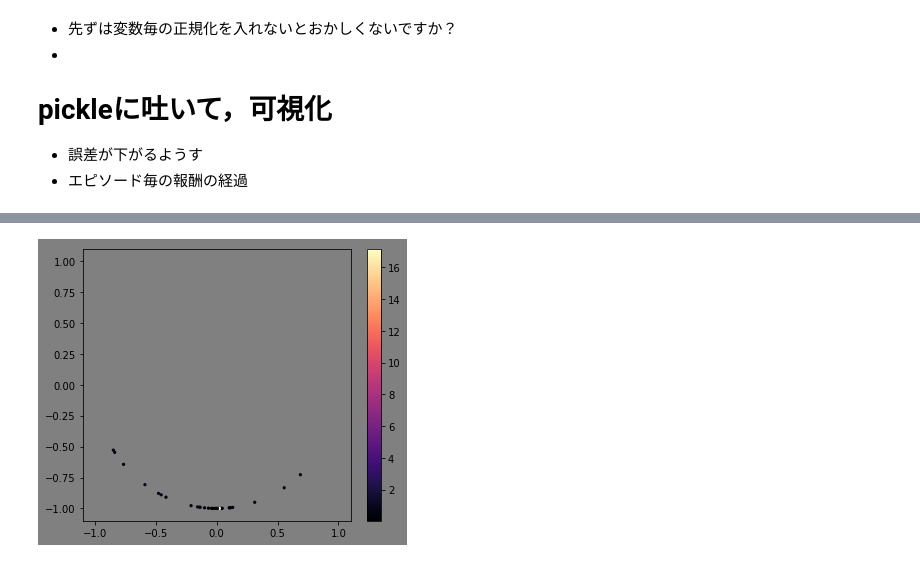
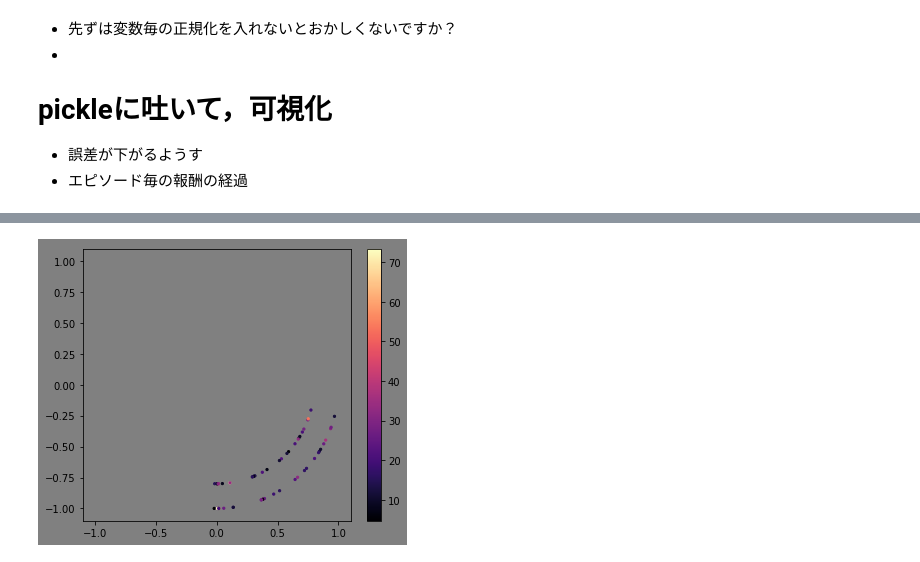
Before and after one commit to ven-kyoshiro/gated_curiosity, a Jupyter notebook: script/health_check.ipynb, the cells around one changed output, grey strips where cells are left out. Drawn from its saved outputs; the diff is of its cells as text; code cells hidden in the pictures.

```diff
--- a/script/health_check.ipynb
+++ b/script/health_check.ipynb
@@ -42,0 +113,20 @@ plt.plot(list(range(len(data["qt+i_r"]))), [float(sum(d.array)/len(d.array)) for
+# %%
+import glob
+all_names = glob.glob('logs/gate_rec02_*')
+import pickle
+import numpy as np
+import matplotlib.pyplot as plt
+% matplotlib inline
+# %%
+data = {"qt+i_r":[],
+       'reward':[],
+       "loss":[],
+       "loss_a":[]}
+for j,an in enumerate(all_names):
+    print(j,len(all_names))
+    with open(an,mode='rb') as f:
+        tmp = pickle.load(f)
+        data["qt+i_r"] += [d for i, d in enumerate(tmp["qt+i_r"]) if i%100==0]
+        data['reward'] += [d for i, d in enumerate(tmp['reward'])]
+        data["loss"] += [d for i, d in enumerate(tmp["loss"]) if i%100==0]
+        data["loss_a"] += [d for i, d in enumerate(tmp["loss_a"]) if i%100==0]
@@ -55,14 +154,0 @@ plt.plot(list(range(len(data['reward']))), data['reward'])
-# %%
-import math
-def draw_int_rew(data,i):
-    plt.figure(figsize=(6, 5),facecolor="gray")
-    x = [math.sin(rad) for rad in data['target'][i]]
-    y = [math.cos(rad) for rad in data['target'][i]]
-    losses = [d[0] for d in data['target_losses'][i]]
-    #vmin = min(losses)
-    #vmax = max(losses)
-    plt.rcParams["axes.facecolor"] = (1,1,1,0)
-    plt.xlim(-1.1, 1.1)
-    plt.ylim(-1.1,1.1)
-    plt.scatter(x,y,s=5,cmap='magma',c=losses)
-    plt.colorbar()
@@ -72,0 +159,5 @@ len(data['target_losses'])
+# %%
+num = 0
+with open(all_names[num],mode='rb') as f:
+    data = pickle.load(f)
+draw_int_rew(data,len(data['target_losses'])-1,gate=True)
@@ -73,4 +166,4 @@ len(data['target_losses'])
 # %%
-draw_int_rew(data,11000)
+draw_int_rew(data,1,gate=True)
 # %% [output]
-[figure, old version]
+[figure, new version]
```
Also changed, not shown: parts of 25 cells of this notebook, 15 other files.
